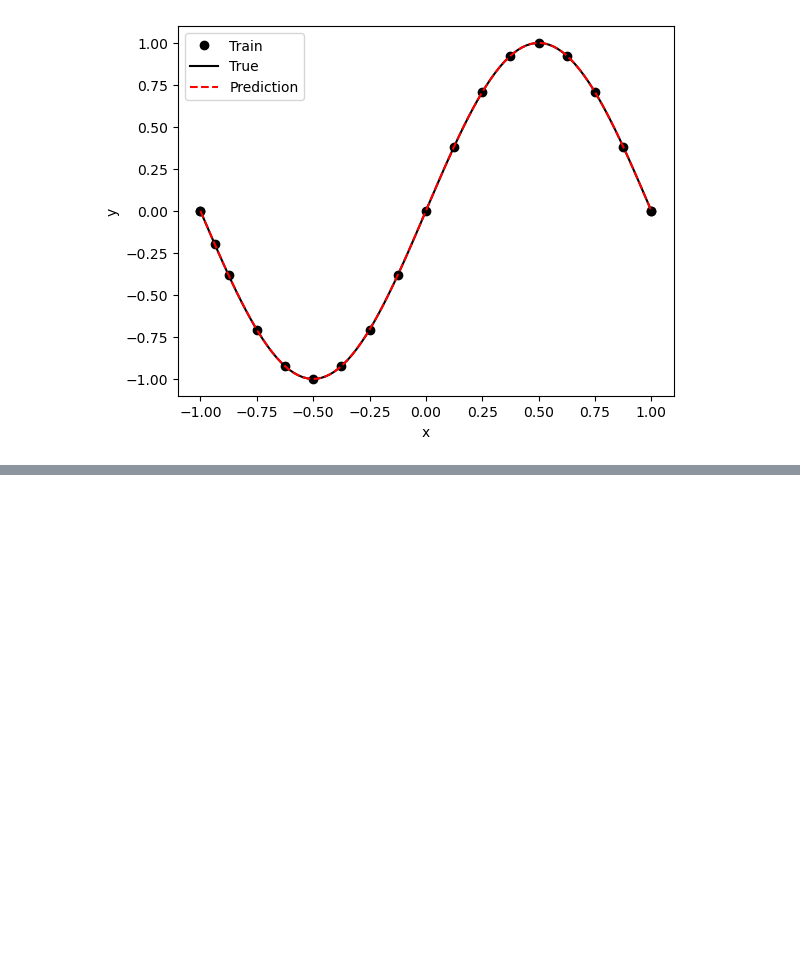
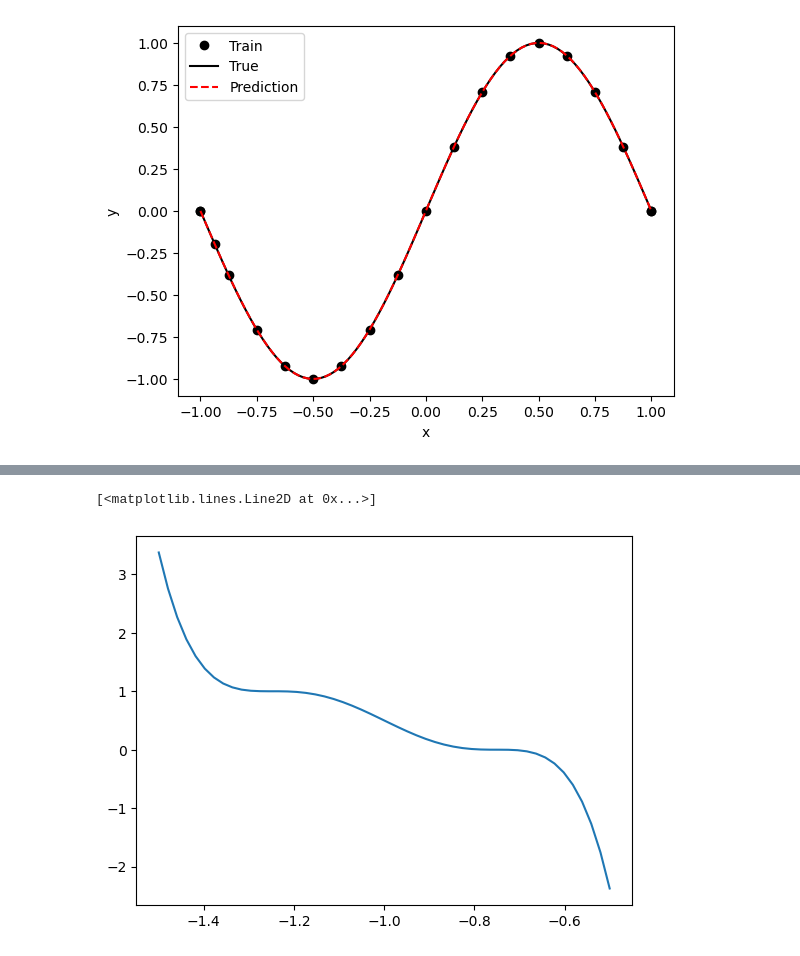
Before and after one commit to ZIB012/pacs, a Jupyter notebook: code/my_ex/Poisson_1D_finale.ipynb, the cells around one changed output, grey strips where cells are left out. Cells and saved outputs as stored; diff of their text form; code cells hidden in the pictures; blank space fills up the shorter version.

```diff
--- a/code/my_ex/Poisson_1D_finale.ipynb
+++ b/code/my_ex/Poisson_1D_finale.ipynb
@@ -634,0 +718,6 @@ for i in range(xt.shape[0]):
+# %%
+
+plt.plot(sx, 1-func_sx(sx))
+# %% [output]
+[<matplotlib.lines.Line2D at 0x...>]
+[figure, added]
```
Also changed, not shown: parts of 10 cells of this notebook, 6 other files.
